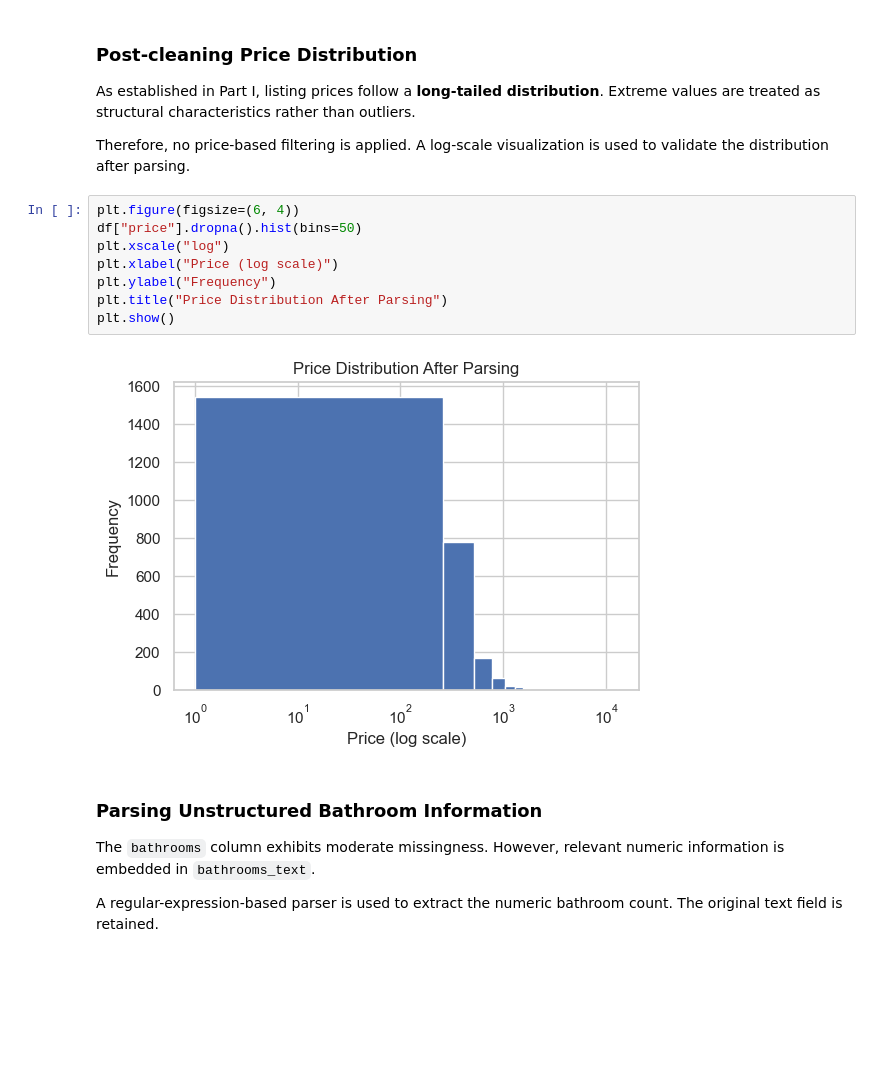
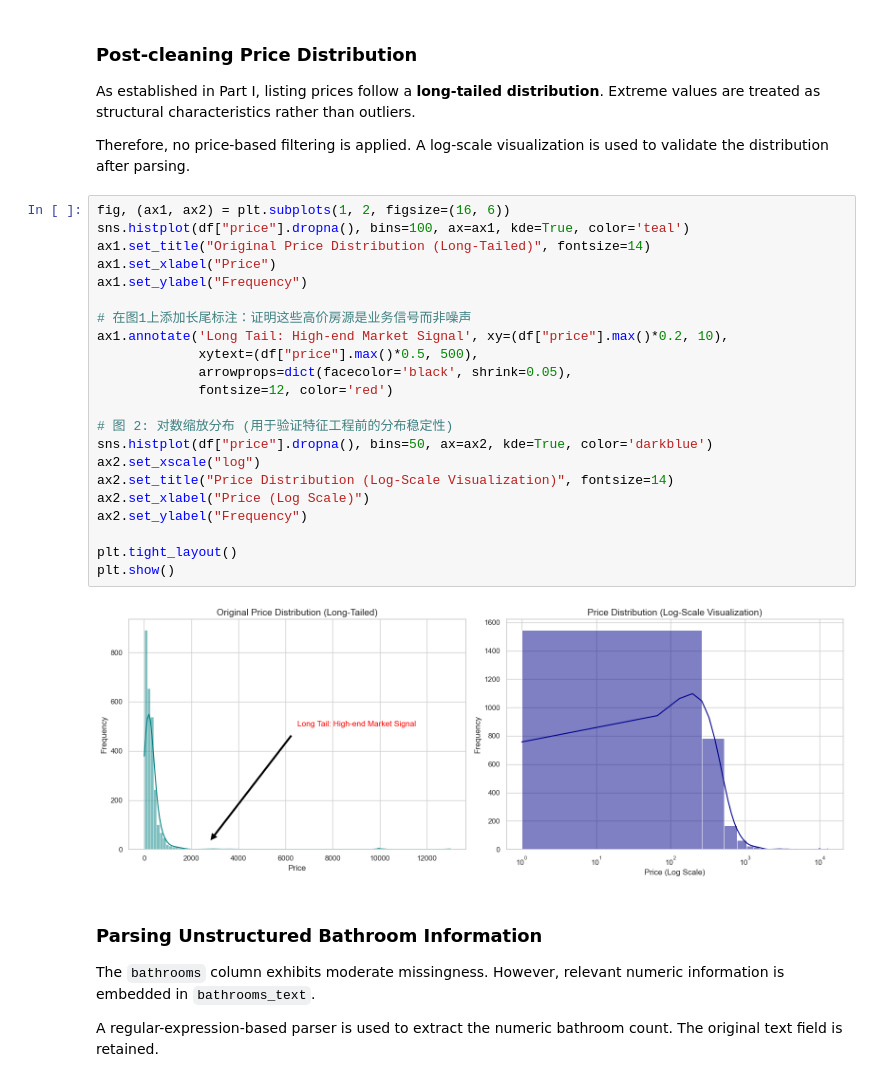
Before and after one commit to zzSkywalker/CA6003, a Jupyter notebook: src/2_data_cleaning.ipynb, the cells around one changed output. Drawn from its saved outputs; the diff is of its cells as text; blank space fills up the shorter version.

```diff
--- a/src/2_data_cleaning.ipynb
+++ b/src/2_data_cleaning.ipynb
@@ -175,16 +175,30 @@ Extreme values are treated as structural characteristics rather than outliers.
 
 Therefore, no price-based filtering is applied.
 A log-scale visualization is used to validate the distribution after parsing.
-# %%
-plt.figure(figsize=(6, 4))
-df["price"].dropna().hist(bins=50)
-plt.xscale("log")
-plt.xlabel("Price (log scale)")
-plt.ylabel("Frequency")
-plt.title("Price Distribution After Parsing")
-plt.show()
-# %% [output]
-[figure, removed]
+# %%
+fig, (ax1, ax2) = plt.subplots(1, 2, figsize=(16, 6))
+sns.histplot(df["price"].dropna(), bins=100, ax=ax1, kde=True, color='teal')
+ax1.set_title("Original Price Distribution (Long-Tailed)", fontsize=14)
+ax1.set_xlabel("Price")
+ax1.set_ylabel("Frequency")
+
+# 在图1上添加长尾标注：证明这些高价房源是业务信号而非噪声
+ax1.annotate('Long Tail: High-end Market Signal', xy=(df["price"].max()*0.2, 10),
+             xytext=(df["price"].max()*0.5, 500),
+             arrowprops=dict(facecolor='black', shrink=0.05),
+             fontsize=12, color='red')
+
+# 图 2: 对数缩放分布 (用于验证特征工程前的分布稳定性)
+sns.histplot(df["price"].dropna(), bins=50, ax=ax2, kde=True, color='darkblue')
+ax2.set_xscale("log")
+ax2.set_title("Price Distribution (Log-Scale Visualization)", fontsize=14)
+ax2.set_xlabel("Price (Log Scale)")
+ax2.set_ylabel("Frequency")
+
+plt.tight_layout()
+plt.show()
+# %% [output]
+[figure, added]
 # %% [markdown]
 ### Parsing Unstructured Bathroom Information
 
```
Also changed, not shown: parts of 4 cells of this notebook, 1 other file.
